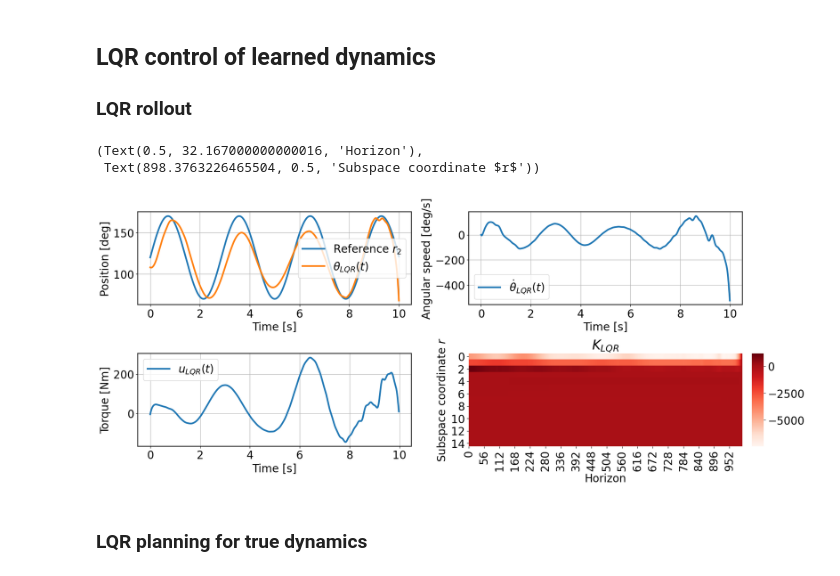
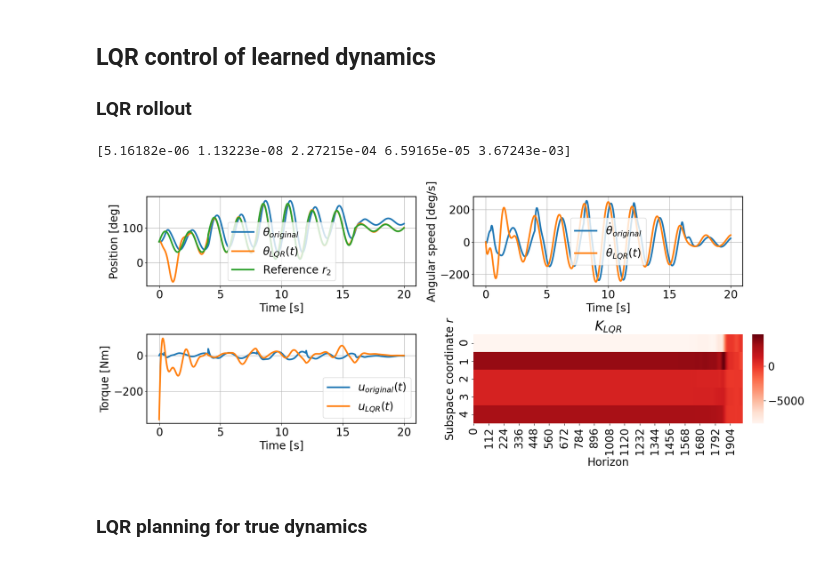
Before and after one commit to CedricFont/Subspace-learning-for-robot-application, a Jupyter notebook: LQR simulation/6_Testing_1D.ipynb, the cells around one changed output. Saved outputs shown, nothing was run; the diff lists cells and outputs as text; code cells hidden in the pictures.

```diff
--- a/LQR simulation/6_Testing_1D.ipynb
+++ b/LQR simulation/6_Testing_1D.ipynb
@@ -174,47 +235,52 @@ Text(0.5, 1.0, 'Singular values of the Hankel matrix SVD')
 ## LQR control of learned dynamics
 ### LQR rollout
 # %%
-tau = 15
+tau = 5
 # Training
 pend=pend1
 model1 = HAVOK(pend.X, pend.U)
+# horizon = np.int(len(pend.T)*.7)
+horizon = 100
 model1.HANKEL(horizon)
 model1.SVD(tau)
 model1.LS(tau)
 # Testing
 pend=pend2
-pend.X0 = np.array([deg2rad(.9*120),0])
 model1.Simulate(pend.X0, U_testing=pend.U)
 model1.ConstructLQR(x_std=1e6, u_std=1e0, dt=pend.dt, ref=pend.ref)
 model1.LQR_simulate(pend.X0)
 
 # Plot
 plt.rcParams['font.size'] = 20
 fig,ax = plt.subplots(2, 2, constrained_layout = True, figsize=(18,7))
 
+ax[0,0].plot(pend.T, rad2deg(pend.X[0,:]), label=r'$\theta_{original}$')
+ax[0,0].plot(pend.T, rad2deg(model1.LQR_X[:,0]), label=r"$\theta_{LQR} (t)$")
 ax[0,0].plot(pend.T, rad2deg(np.array(pend.ref)), label="Reference $r_2$")
-ax[0,0].plot(pend.T, rad2deg(model1.LQR_X[:,0]), label=r"$\theta_{LQR} (t)$")
 ax[0,0].set_xlabel('Time [s]'), ax[0,0].set_ylabel('Position [deg]')
 ax[0,0].grid()
 ax[0,0].legend()
 
+ax[0,1].plot(pend.T, rad2deg(pend.X[1,:]), label=r'$\dot{\theta}_{original}$')
 ax[0,1].plot(pend.T, rad2deg(model1.LQR_X[:,1]), label=r"$\dot{\theta}_{LQR} (t)$")
 ax[0,1].set_xlabel('Time [s]'), ax[0,1].set_ylabel('Angular speed [deg/s]')
 ax[0,1].grid()
 ax[0,1].legend()
 
+ax[1,0].plot(pend.T[:model1.N-1], pend.U, label='$u_{original}(t)$')
 ax[1,0].plot(pend.T[:model1.N-1], model1.LQR_U[0,:,0], label='$u_{LQR}(t)$')
 ax[1,0].set_xlabel('Time [s]'), ax[1,0].set_ylabel('Torque [Nm]')
 ax[1,0].grid()
 ax[1,0].legend()
 
 ax[1,1].set_title('$K_{LQR}$')
 figA = snb.heatmap(np.array(model1.LQR._K)[:,0,:].T,cmap='Reds')
 ax[1,1].set_xlabel('Horizon'), ax[1,1].set_ylabel(r'Subspace coordinate $r$')
+
+print(model1.C@model1.res)
 # %% [output]
-(Text(0.5, 32.167000000000016, 'Horizon'),
- Text(898.3763226465504, 0.5, 'Subspace coordinate $r$'))
+[5.16182e-06 1.13223e-08 2.27215e-04 6.59165e-05 3.67243e-03]
-[figure, old version]
+[figure, new version]
 # %% [markdown]
 ### LQR planning for true dynamics
 # %%
```
Also changed, not shown: parts of 5 cells of this notebook, 7 other files.
